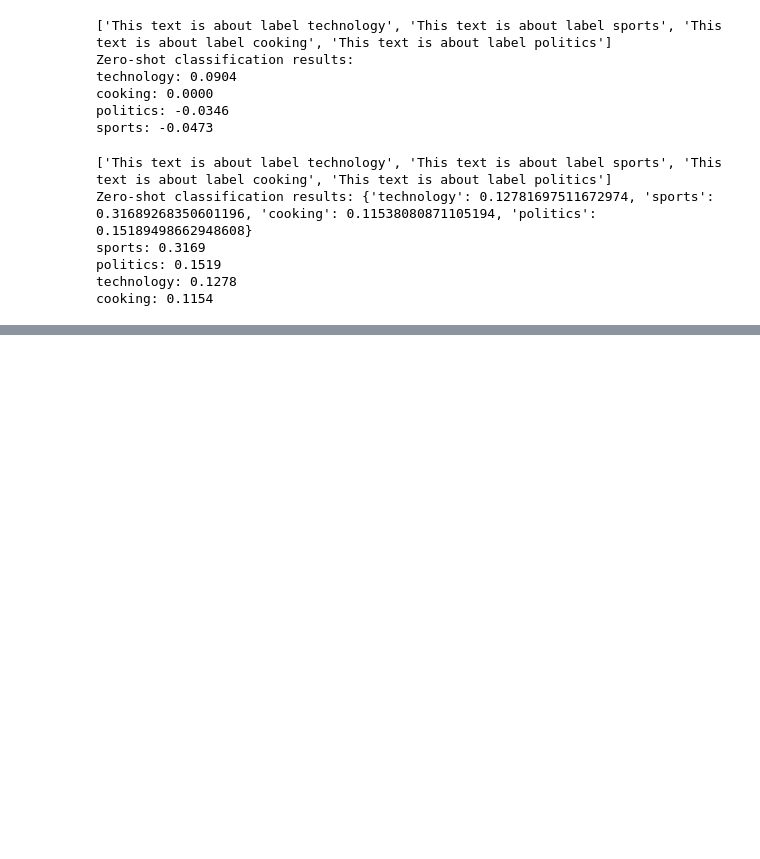
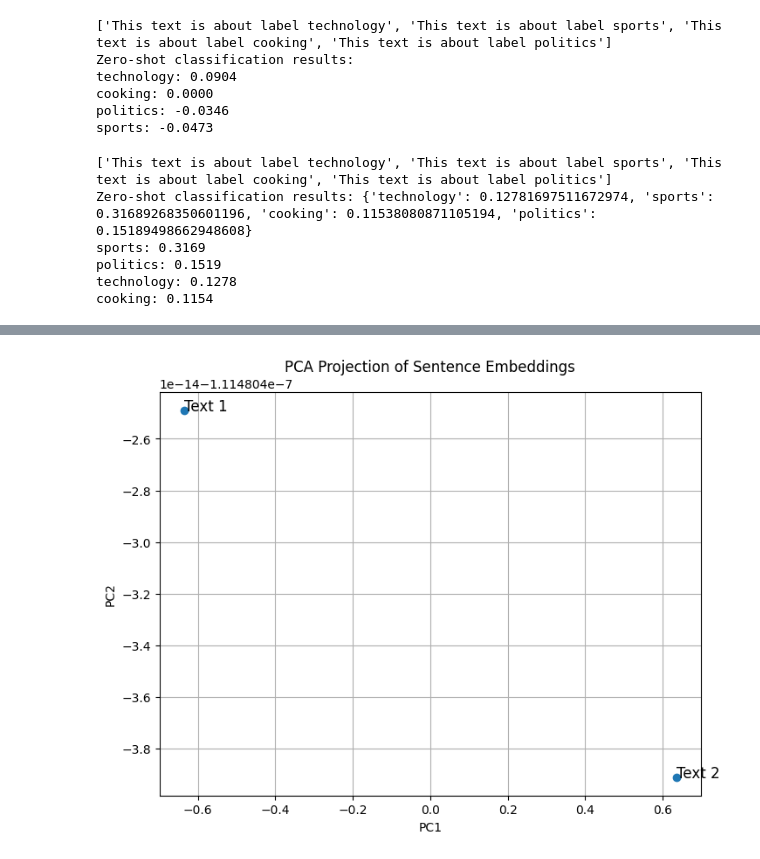
Before and after one commit to mailtopk/embeddingsbp, a Jupyter notebook: Embeddings_bestPractice.ipynb, the cells around one changed output, grey strips where cells are left out. Cells and saved outputs as stored; diff of their text form; code cells hidden in the pictures; blank space fills up the shorter version.

```diff
--- a/Embeddings_bestPractice.ipynb
+++ b/Embeddings_bestPractice.ipynb
@@ -268,7 +271,34 @@ cooking: 0.1154
 # %%
 # Example of how context affects embeddings
+from sentence_transformers import SentenceTransformer, util
+import torch
+
+device = torch.device("cuda" if torch.cuda.is_available() else "cpu")
+model = SentenceTransformer('all-mpnet-base-v2', device=device )
 texts = [
         "The bank by the river is been destroyed",
         "The bank approved my loan"
 ]
-embeddings = model.encode(texts)
+embeddings = model.encode(texts, normalize_embeddings=True)
+embeddings
+# %%
+from sklearn.decomposition import PCA
+import matplotlib.pyplot as plt
+
+pca = PCA(n_components=2)
+reduced = pca.fit_transform(embeddings)
+
+# Plot
+plt.figure(figsize=(8, 6))
+plt.scatter(reduced[:, 0], reduced[:, 1], marker='o')
+
+for i, text in enumerate(texts):
+    plt.annotate(f"Text {i+1}", (reduced[i, 0], reduced[i, 1]), fontsize=12)
+
+plt.title("PCA Projection of Sentence Embeddings")
+plt.xlabel("PC1")
+plt.ylabel("PC2")
+plt.grid(True)
+plt.show()
+# %% [output]
+[figure, added]
```
Also changed, not shown: parts of 2 cells of this notebook.
